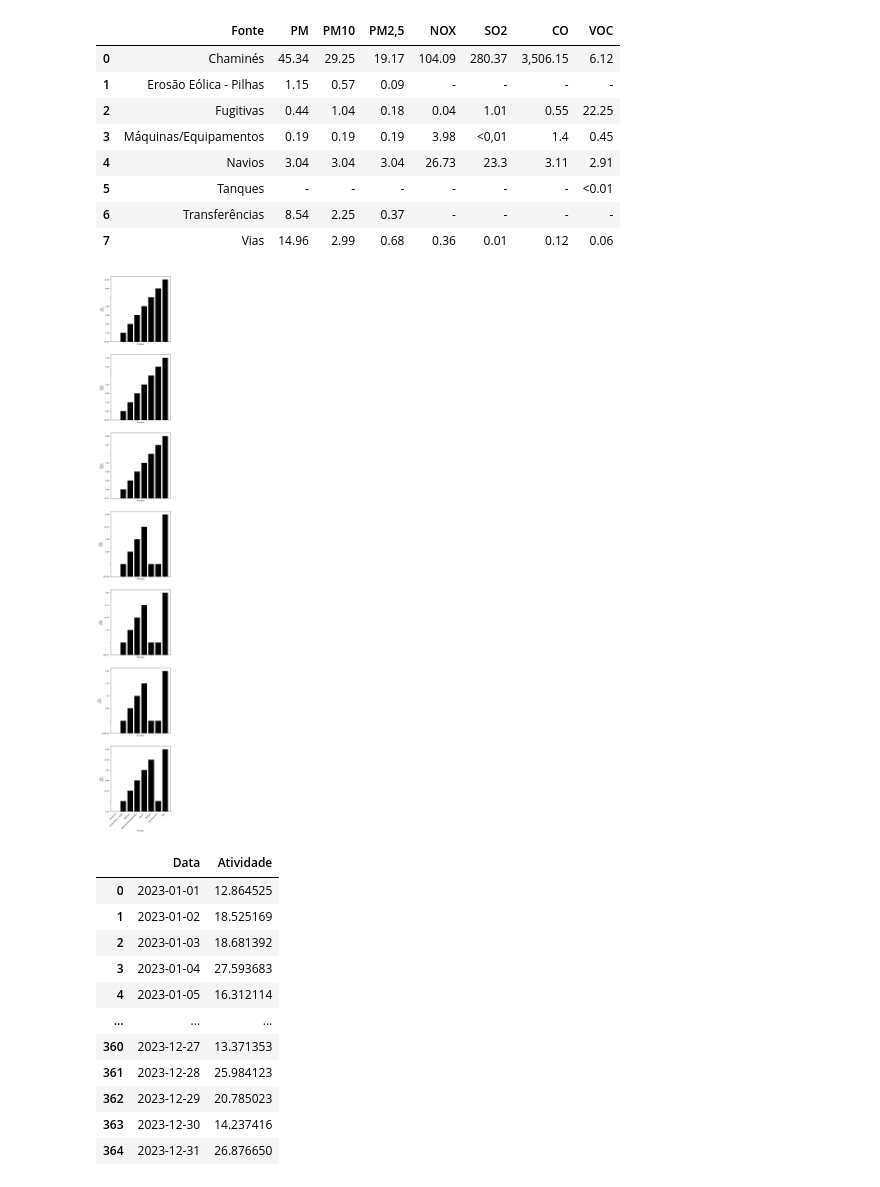
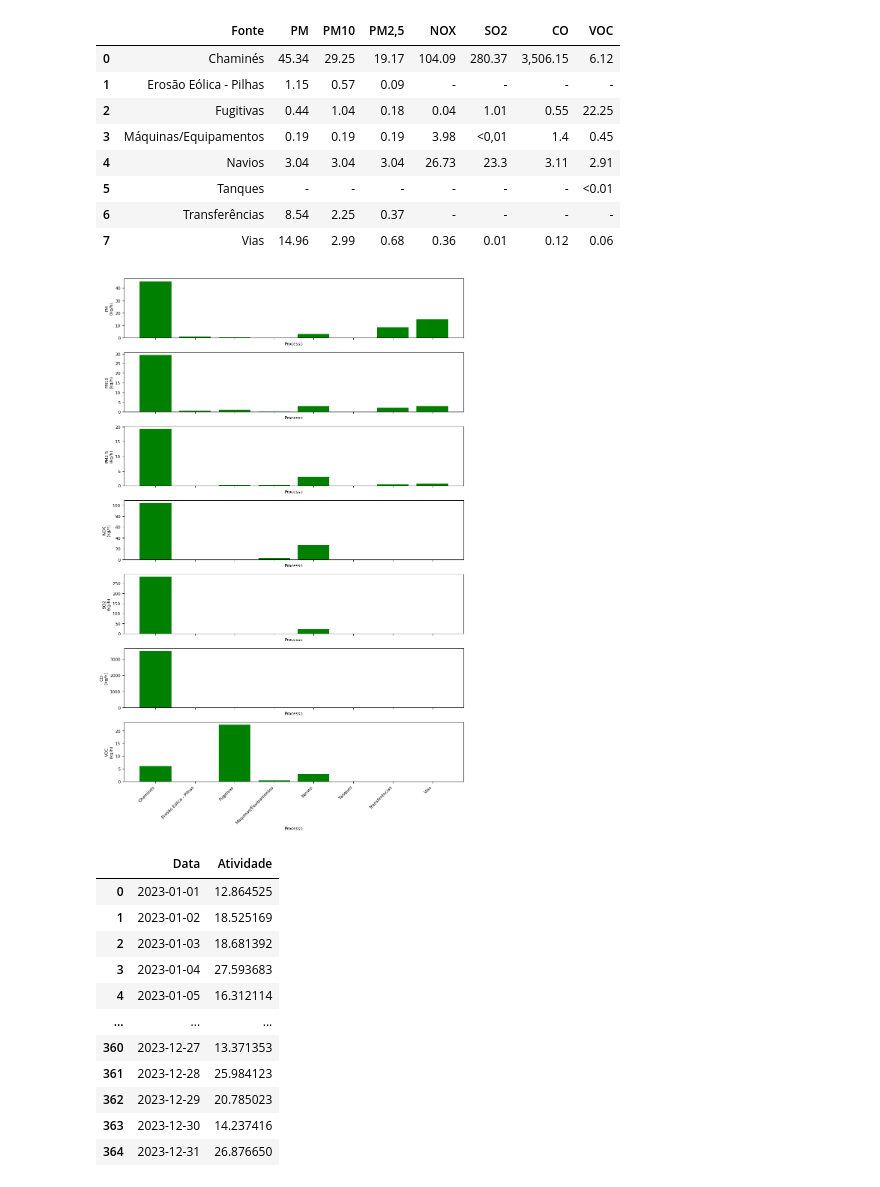
Before and after one commit to pedropiovezan1/ENS5172_20241, a Jupyter notebook: trabalho01_parte01.ipynb, the cells around one changed output. Cells and saved outputs as stored; diff of their text form; code cells hidden in the pictures.

Commit message:
trabalho01_parte01

```diff
--- a/trabalho01_parte01.ipynb
+++ b/trabalho01_parte01.ipynb
@@ -13,30 +13,42 @@ df
 | 5 | Tanques | - | - | - | - | - | - | <0.01 |
 | 6 | Transferências | 8.54 | 2.25 | 0.37 | - | - | - | - |
 | 7 | Vias | 14.96 | 2.99 | 0.68 | 0.36 | 0.01 | 0.12 | 0.06 |
-# %%
-import matplotlib.pyplot as plt
-import pandas as pd
-
-# Defina o DataFrame 'fe' com os seus dados
-fe = pd.read_csv(r'C:\Users\pbeal\OneDrive\Documentos\GitHub\ENS5172_20241\tabelas\dados_trabalho01.csv', encoding='ISO-8859-1')
-
-#Criando a figura com Matplotlib
-#Subplots com número de linhas igual ao numero de poluentes
-fig, ax = plt.subplots(len(fe.columns) - 1, 1, sharex = True, figsize=(5, 45)) #sharex significa compartilhar o eixo x
-
-#Look para preencher o subplot com os gráficos de barra
-for ii in range(1, len(fe.columns)): #a primeira coluna é a identificação da fonte
-    ax[ii-1].bar(fe['Fonte'], fe.iloc[:,ii], color = 'black')
-    ax[ii-1].set_xlabel('Processo', fontsize=8) #coloca o eixo x
-    ax[ii-1].set_ylabel(fe.columns[ii]+'\n(kg/h)', fontsize=8)
-
-    ax[ii-1].tick_params(axis='x', labelsize=8)
-    ax[ii-1].tick_params(axis='y', labelsize=8)
-
-    ax[ii-1].set_xticks(fe['Fonte'].index)
-    ax[ii-1].set_xticklabels(fe['Fonte'], rotation=45, ha='right', fontsize=8)
-# %% [output]
-[figure, removed]
+# %%
+import matplotlib.pyplot as plt
+import pandas as pd
+
+# Definindo o DataFrame 'fe' com os dados
+fe = pd.DataFrame({
+    'Fonte': ['Chaminés', 'Erosão Eólica - Pilhas', 'Fugitivas', 'Máquinas/Equipamentos', 'Navios', 'Tanques', 'Transferências', 'Vias'],
+    'PM': [45.34, 1.15, 0.44, 0.19, 3.04, None, 8.54, 14.96],
+    'PM10': [29.25, 0.57, 1.04, 0.19, 3.04, None, 2.25, 2.99],
+    'PM2.5': [19.17, 0.09, 0.18, 0.19, 3.04, None, 0.37, 0.68],
+    'NOX': [104.09, None, 0.04, 3.98, 26.73, None, None, 0.36],
+    'SO2': [280.37, None, 1.01, 0.01, 23.3, None, None, 0.01],
+    'CO': [3506.15, None, 0.55, 1.4, 3.11, None, None, 0.12],
+    'VOC': [6.12, None, 22.25, 0.45, 2.91, 0.01, None, 0.06]
+})
+
+# Criando a figura com Matplotlib
+# Subplots com número de linhas igual ao número de poluentes
+fig, ax = plt.subplots(len(fe.columns) - 1, 1, sharex=True, figsize=(10, 15)) # sharex significa compartilhar o eixo x
+
+# Loop para preencher o subplot com os gráficos de barra
+for ii in range(1, len(fe.columns)): # a primeira coluna é a identificação da fonte
+    ax[ii-1].bar(fe['Fonte'], fe.iloc[:,ii], color='green')
+    ax[ii-1].set_xlabel('Processo', fontsize=8) # coloca o eixo x
+    ax[ii-1].set_ylabel(fe.columns[ii]+'\n(kg/h)', fontsize=8)
+
+    ax[ii-1].tick_params(axis='x', labelsize=8)
+    ax[ii-1].tick_params(axis='y', labelsize=8)
+
+    ax[ii-1].set_xticks(fe.index)
+    ax[ii-1].set_xticklabels(fe['Fonte'], rotation=45, ha='right', fontsize=8)
+
+plt.tight_layout()  # ajusta o layout para evitar sobreposição de texto
+plt.show()
+# %% [output]
+[figure, added]
 # %%
 #Taxa esta determinada em kg/h
 import numpy as np
```
